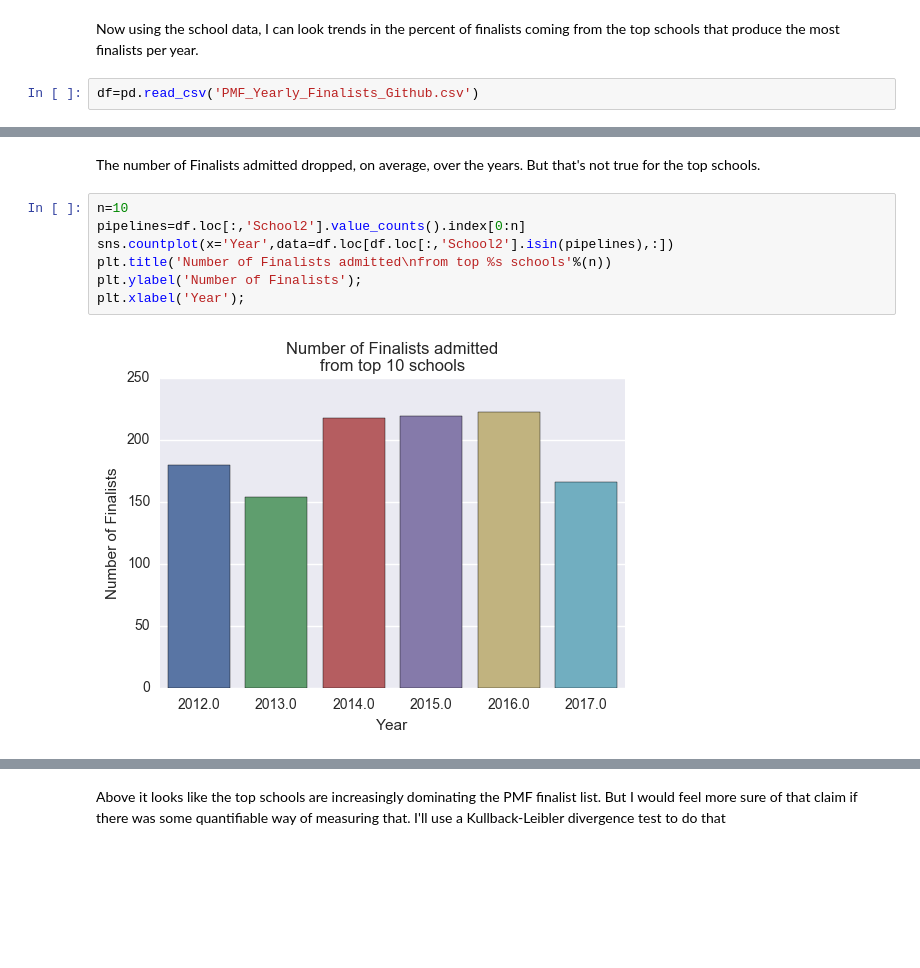
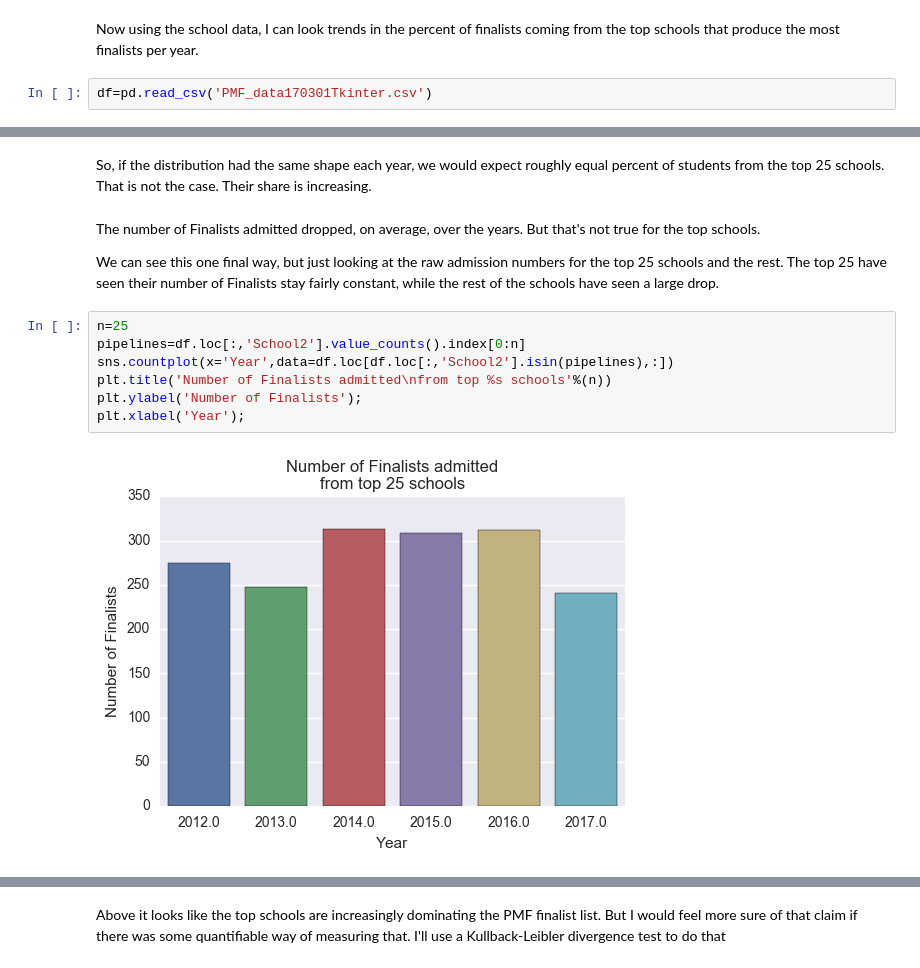
Before and after one commit to keklarup/PMF, a Jupyter notebook: Ktinker on Finalists-GitHub.ipynb, the cells around one changed output, grey strips where cells are left out. Drawn from its saved outputs; the diff is of its cells as text; blank space fills up the shorter version.

```diff
--- a/Ktinker on Finalists-GitHub.ipynb
+++ b/Ktinker on Finalists-GitHub.ipynb
@@ -246,7 +246,7 @@ plt.savefig('PMF_Total_Finalists',bbox_inches='tight')
 # %% [markdown]
 Now using the school data, I can look trends in the percent of finalists coming from the top schools that produce the most finalists per year.
 # %%
-df=pd.read_csv('PMF_Yearly_Finalists_Github.csv')
+df=pd.read_csv('PMF_data170301Tkinter.csv')
 # %%
 topPer=.05 #percent to seperate top from bottom in set of all schools
 
@@ -285,14 +374,18 @@ plt.savefig('PMF_Finalists_TopPercent',bbox_inches='tight')
+# %% [markdown]
+So, if the distribution had the same shape each year, we would expect roughly equal percent of students from the top 25 schools. That is not the case. Their share is increasing.
 # %% [markdown]
 The number of Finalists admitted dropped, on average, over the years. But that's not true for the top schools.
+
+We can see this one final way, but just looking at the raw admission numbers for the top 25 schools and the rest. The top 25 have seen their number of Finalists stay fairly constant, while the rest of the schools have seen a large drop.
 # %%
-n=10
+n=25
 pipelines=df.loc[:,'School2'].value_counts().index[0:n]
 sns.countplot(x='Year',data=df.loc[df.loc[:,'School2'].isin(pipelines),:])
 plt.title('Number of Finalists admitted\nfrom top %s schools'%(n))
 plt.ylabel('Number of Finalists');
 plt.xlabel('Year');
 # %% [output]
-[figure, old version]
+[figure, new version]
 # %%
 sns.countplot(x='Year',data=df.loc[~df.loc[:,'School2'].isin(pipelines),:])
 plt.title('Number of Finalists admited\nfrom remaining %s schools'%(453-n))
```
Also changed, not shown: parts of 8 cells of this notebook, 4 other files.
